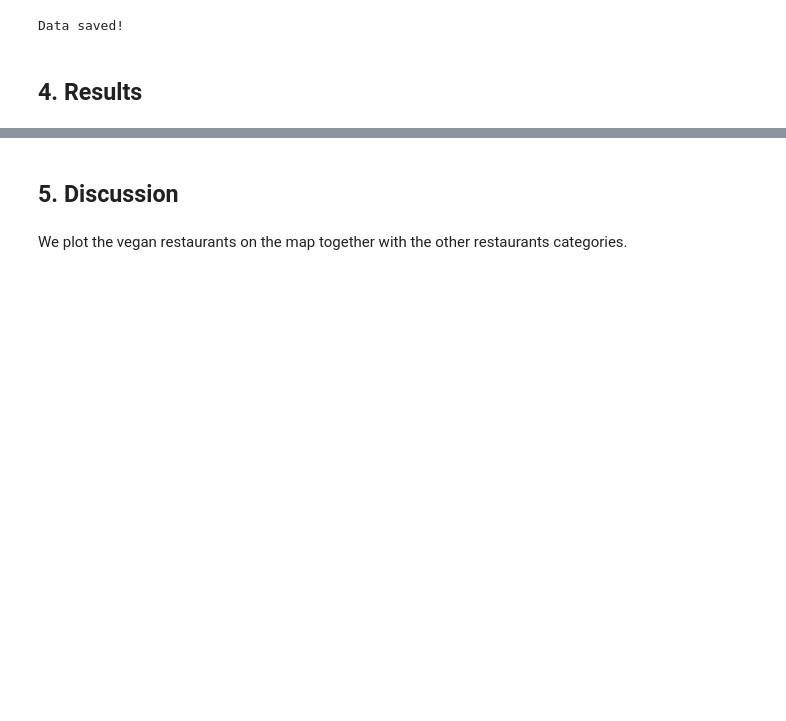
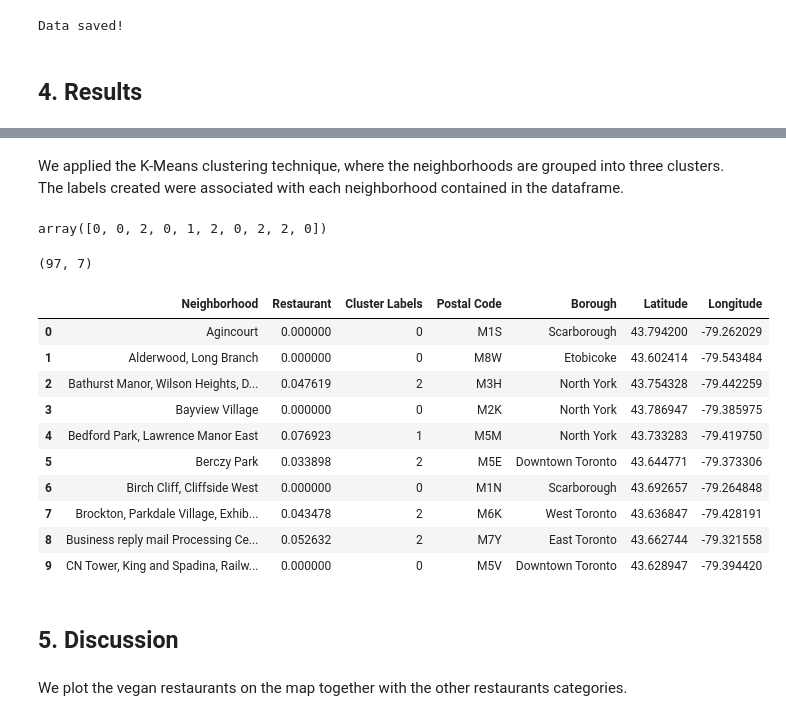
Before and after one commit to herculeshssj/Coursera_Capstone, a Jupyter notebook: Toronto-Neighborhood-Week5-FinalReport.ipynb, the cells around one changed output, grey strips where cells are left out. Cells and saved outputs as stored; diff of their text form; code cells hidden in the pictures; blank space fills up the shorter version.

```diff
--- a/Toronto-Neighborhood-Week5-FinalReport.ipynb
+++ b/Toronto-Neighborhood-Week5-FinalReport.ipynb
@@ -406,3 +452,48 @@ print('Quantity for restaurant category: ', i)
+# %% [markdown]
+We applied the K-Means clustering technique, where the neighborhoods are grouped into three clusters. The labels created were associated with each neighborhood contained in the dataframe.
+# %%
+from sklearn.cluster import KMeans
+
+import sklearn.cluster.k_means_ as kmean
+kmeans = kmean.KMeans()
+
+# set number of clusters
+Noclusters = 3
+
+clustering_df = Restaurant_df.drop(["Neighborhood"], 1)
+
+# run k-means clustering
+kmeans = KMeans(n_clusters=Noclusters, random_state=0).fit(clustering_df)
+
+# check cluster labels generated for each row in the dataframe
+kmeans.labels_[0:10]
+# %% [output]
+array([0, 0, 2, 0, 1, 2, 0, 2, 2, 0])
+# %%
+# create a new dataframe that includes the cluster as well as the top 10 venues for each neighborhood.
+Cluster_df = Restaurant_df.copy()
+
+# add clustering labels
+Cluster_df["Cluster Labels"] = kmeans.labels_
+
+# merge Cluster_df with df_toronto to add latitude/longitude for each neighborhood
+Cluster_df = Cluster_df.join(df_toronto.set_index("Neighbourhood"), on="Neighborhood")
+
+print(Cluster_df.shape)
+Cluster_df.head(10)
+# %% [output]
+(97, 7)
+|  | Neighborhood | Restaurant | Cluster Labels | Postal Code | Borough | Latitude | Longitude |
+| 0 | Agincourt | 0.000000 | 0 | M1S | Scarborough | 43.794200 | -79.262029 |
+| 1 | Alderwood, Long Branch | 0.000000 | 0 | M8W | Etobicoke | 43.602414 | -79.543484 |
+| 2 | Bathurst Manor, Wilson Heights, D... | 0.047619 | 2 | M3H | North York | 43.754328 | -79.442259 |
+| 3 | Bayview Village | 0.000000 | 0 | M2K | North York | 43.786947 | -79.385975 |
+| 4 | Bedford Park, Lawrence Manor East | 0.076923 | 1 | M5M | North York | 43.733283 | -79.419750 |
+| 5 | Berczy Park | 0.033898 | 2 | M5E | Downtown Toronto | 43.644771 | -79.373306 |
+| 6 | Birch Cliff, Cliffside West | 0.000000 | 0 | M1N | Scarborough | 43.692657 | -79.264848 |
+| 7 | Brockton, Parkdale Village, Exhib... | 0.043478 | 2 | M6K | West Toronto | 43.636847 | -79.428191 |
+| 8 | Business reply mail Processing Ce... | 0.052632 | 2 | M7Y | East Toronto | 43.662744 | -79.321558 |
+| 9 | CN Tower, King and Spadina, Railw... | 0.000000 | 0 | M5V | Downtown Toronto | 43.628947 | -79.394420 |
 # %% [markdown]
 ## 5. Discussion
 # %% [markdown]
```
Also changed, not shown: parts of 23 cells of this notebook, 1 other file.
